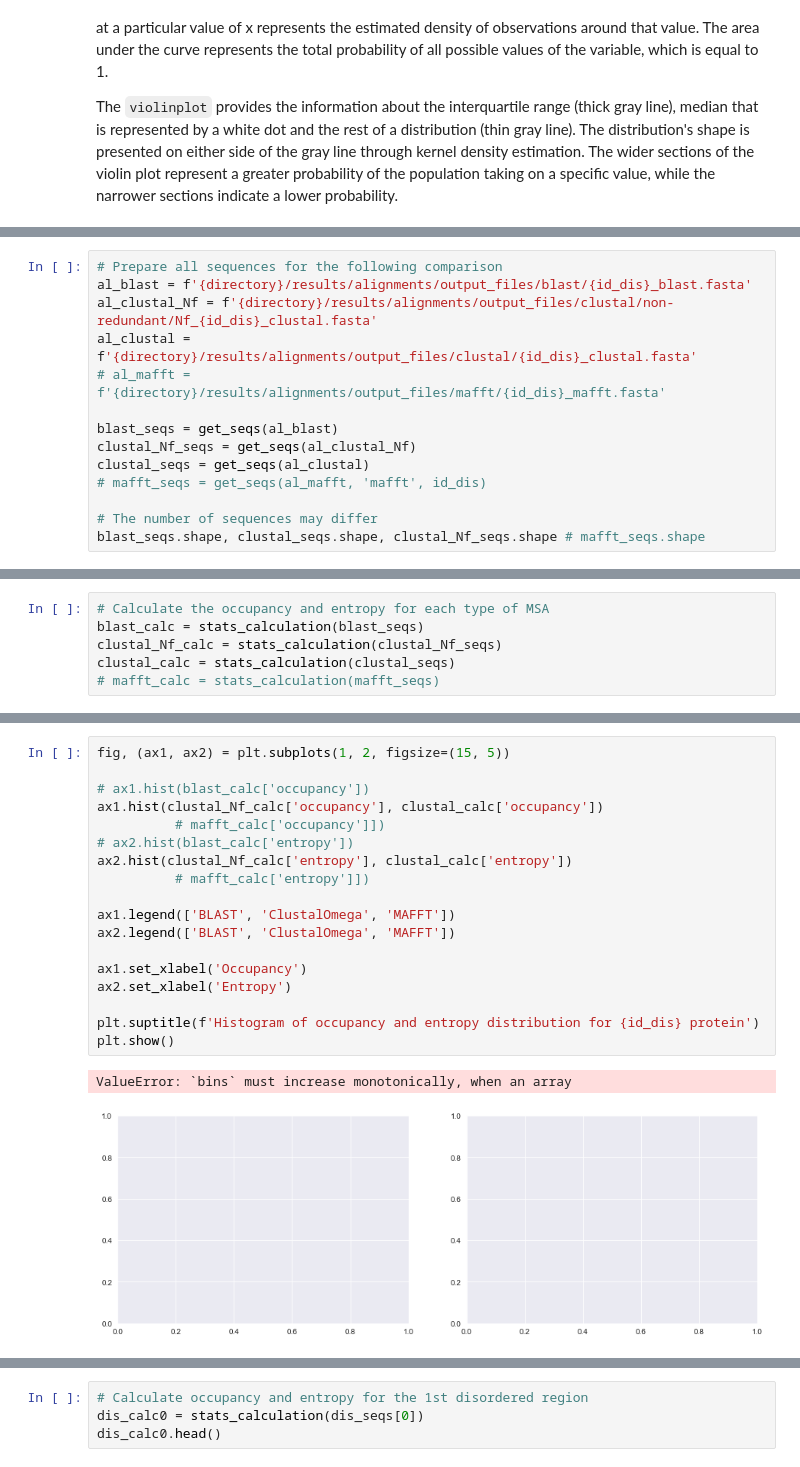
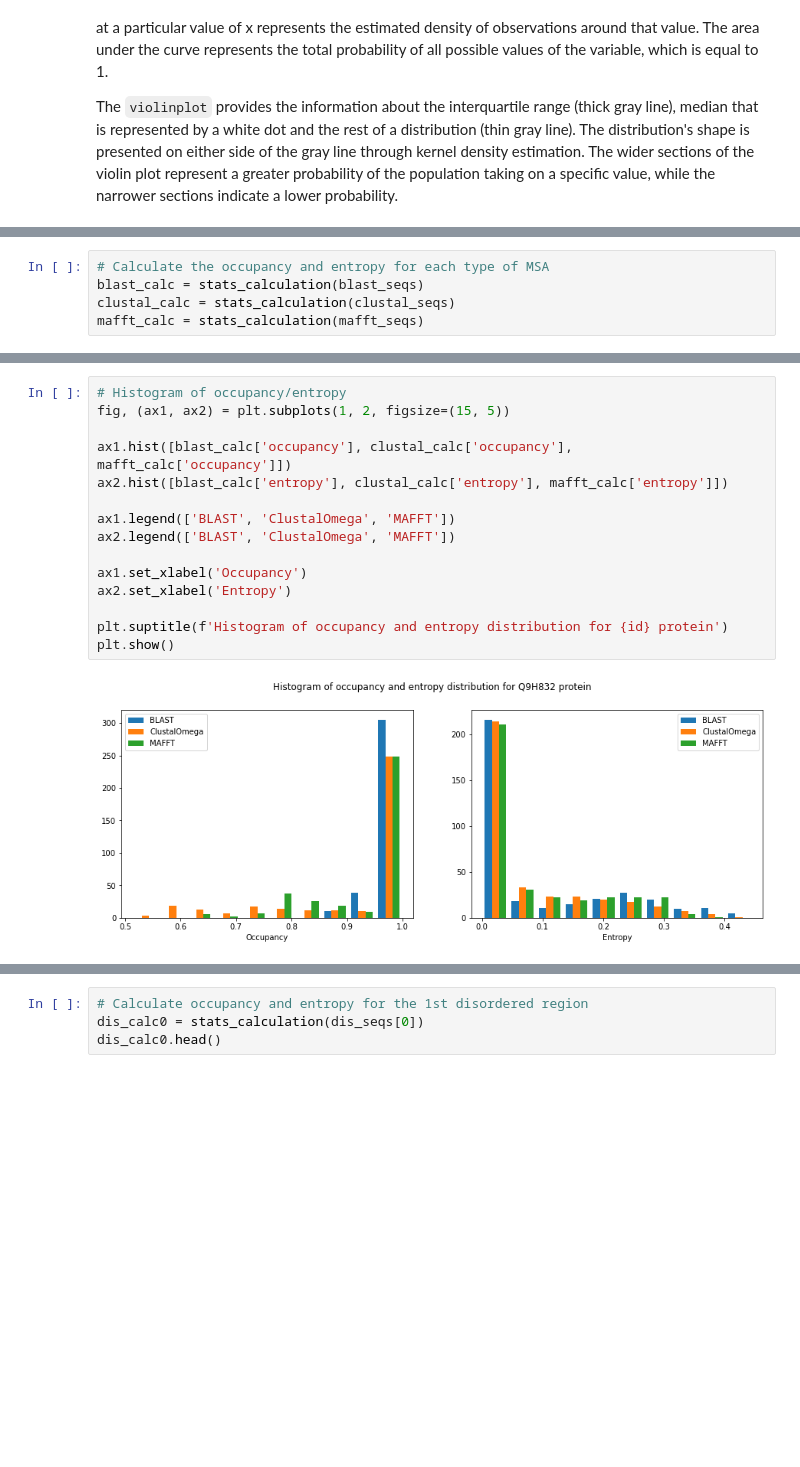
Before and after one commit to AlyaHarvelle/HMMER, a Jupyter notebook: MSA.ipynb, the cells around one changed output, grey strips where cells are left out. Drawn from its saved outputs; the diff is of its cells as text; blank space fills up the shorter version.

```diff
--- a/MSA.ipynb
+++ b/MSA.ipynb
@@ -283,14 +108,0 @@ Next, we will be working with the newly generated file. It will be uploaded to e
-# %%
-# Prepare all sequences for the following comparison
-al_blast = f'{directory}/results/alignments/output_files/blast/{id_dis}_blast.fasta'
-al_clustal_Nf = f'{directory}/results/alignments/output_files/clustal/non-redundant/Nf_{id_dis}_clustal.fasta'
-al_clustal = f'{directory}/results/alignments/output_files/clustal/{id_dis}_clustal.fasta'
-# al_mafft = f'{directory}/results/alignments/output_files/mafft/{id_dis}_mafft.fasta'
-
-blast_seqs = get_seqs(al_blast)
-clustal_Nf_seqs = get_seqs(al_clustal_Nf)
-clustal_seqs = get_seqs(al_clustal)
-# mafft_seqs = get_seqs(al_mafft, 'mafft', id_dis)
-
-# The number of sequences may differ
-blast_seqs.shape, clustal_seqs.shape, clustal_Nf_seqs.shape # mafft_seqs.shape
@@ -399,7 +185,6 @@ With occupancy we define the proportion of non-missing (non-gap) values in the c
 # %%
 # Calculate the occupancy and entropy for each type of MSA
 blast_calc = stats_calculation(blast_seqs)
-clustal_Nf_calc = stats_calculation(clustal_Nf_seqs)
 clustal_calc = stats_calculation(clustal_seqs)
-# mafft_calc = stats_calculation(mafft_seqs)
+mafft_calc = stats_calculation(mafft_seqs)
 # %%
@@ -426,22 +210,18 @@ plt.show()
 # %%
+# Histogram of occupancy/entropy
 fig, (ax1, ax2) = plt.subplots(1, 2, figsize=(15, 5))
 
-# ax1.hist(blast_calc['occupancy'])
-ax1.hist(clustal_Nf_calc['occupancy'], clustal_calc['occupancy'])
-          # mafft_calc['occupancy']])
-# ax2.hist(blast_calc['entropy'])
-ax2.hist(clustal_Nf_calc['entropy'], clustal_calc['entropy'])
-          # mafft_calc['entropy']])
+ax1.hist([blast_calc['occupancy'], clustal_calc['occupancy'], mafft_calc['occupancy']])
+ax2.hist([blast_calc['entropy'], clustal_calc['entropy'], mafft_calc['entropy']])
 
 ax1.legend(['BLAST', 'ClustalOmega', 'MAFFT'])
 ax2.legend(['BLAST', 'ClustalOmega', 'MAFFT'])
 
 ax1.set_xlabel('Occupancy')
 ax2.set_xlabel('Entropy')
 
-plt.suptitle(f'Histogram of occupancy and entropy distribution for {id_dis} protein')
+plt.suptitle(f'Histogram of occupancy and entropy distribution for {id} protein')
 plt.show()
 # %% [output]
-ValueError: `bins` must increase monotonically, when an array
-[figure, old version]
+[figure, new version]
 # %%
```
Also changed, not shown: parts of 40 cells of this notebook, 2 other files.
